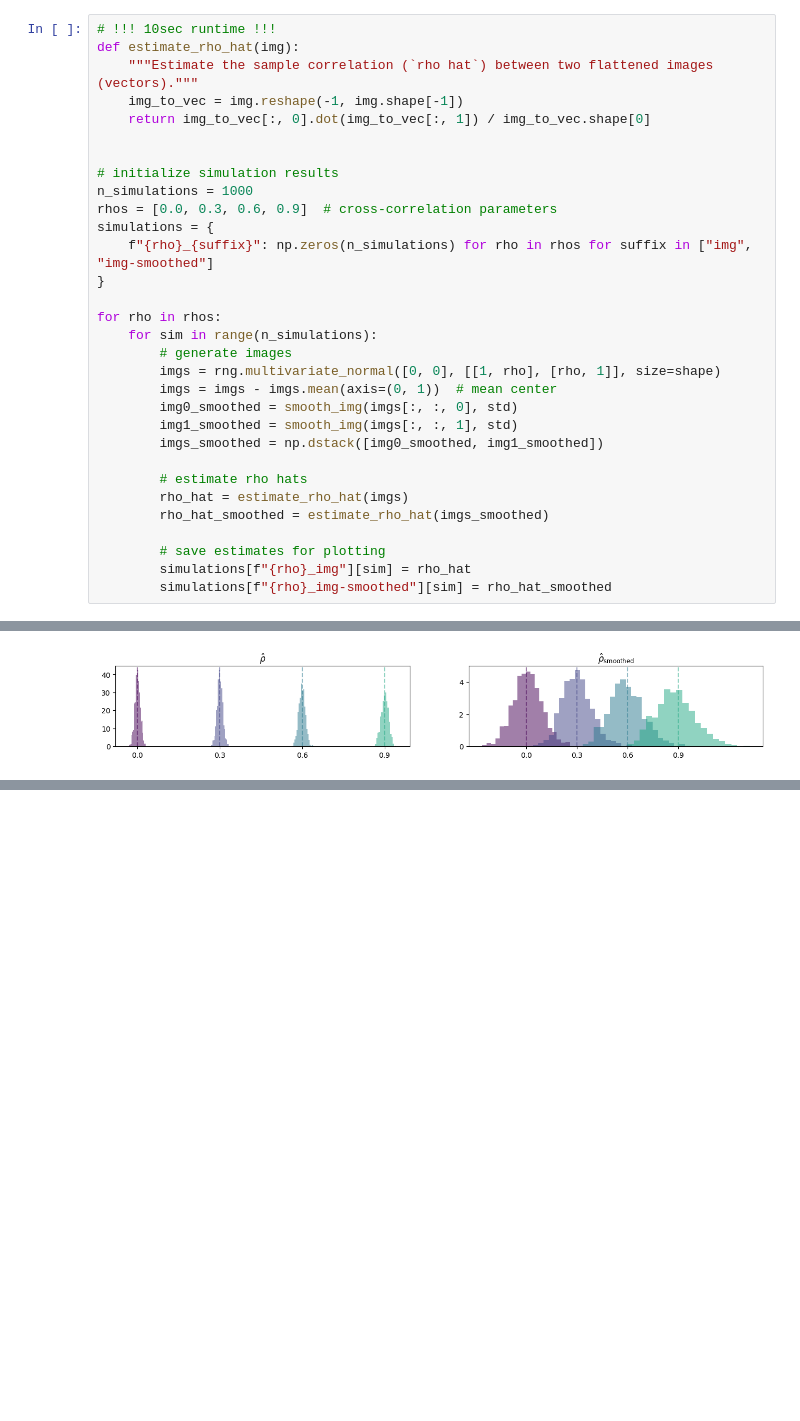
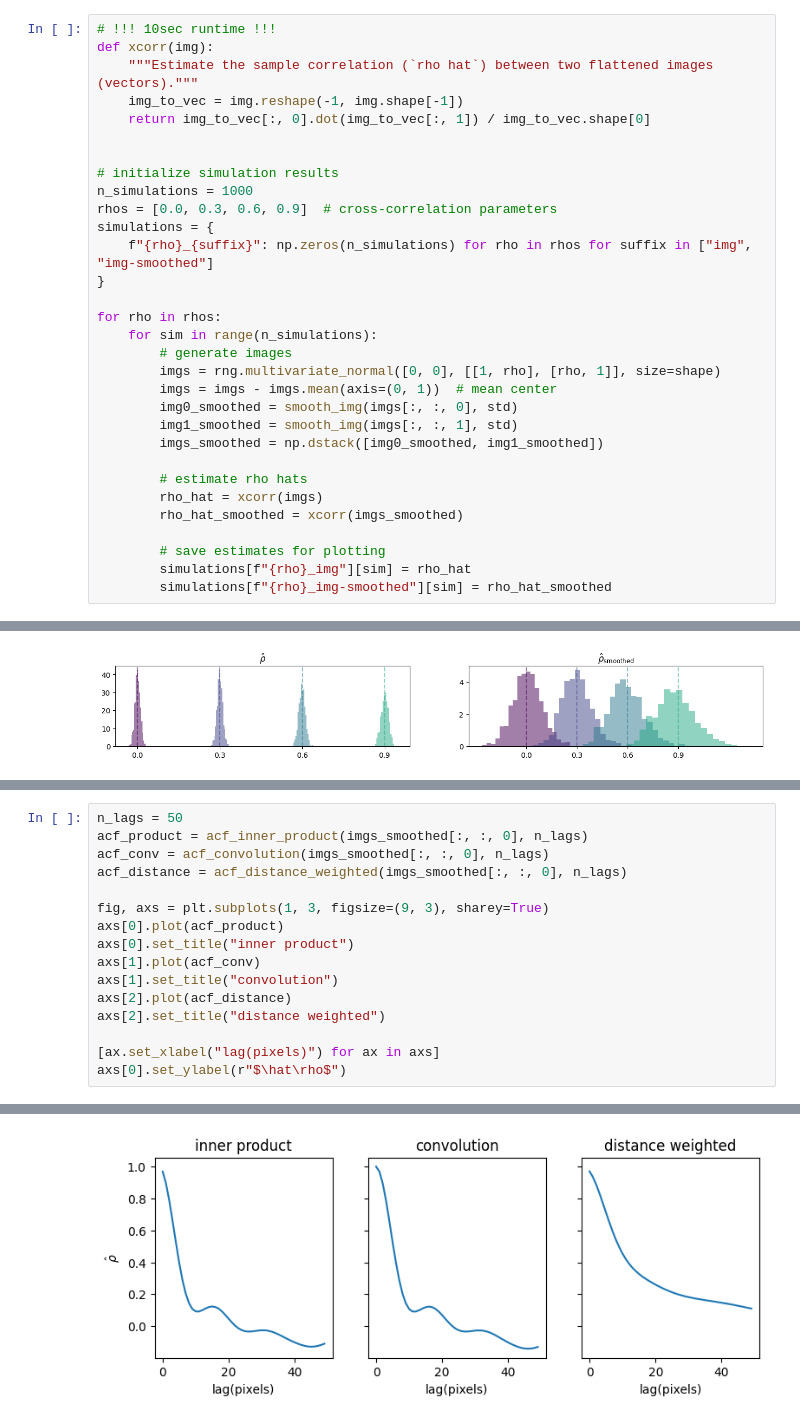
Before and after one commit to griegner/compare-brain-maps, a Jupyter notebook: examples/volumetric-simulation.ipynb, the cells around one changed output, grey strips where cells are left out. Drawn from its saved outputs; the diff is of its cells as text; blank space fills up the shorter version.

Commit message:
estimate spatial AC functions

```diff
--- a/examples/volumetric-simulation.ipynb
+++ b/examples/volumetric-simulation.ipynb
@@ -70,7 +70,7 @@ axs[3].plot_surface(x, y, img1_smoothed, **plot_surface_kwargs)
 [figure]
 # %%
 # !!! 10sec runtime !!!
-def estimate_rho_hat(img):
+def xcorr(img):
     """Estimate the sample correlation (`rho hat`) between two flattened images (vectors)."""
     img_to_vec = img.reshape(-1, img.shape[-1])
     return img_to_vec[:, 0].dot(img_to_vec[:, 1]) / img_to_vec.shape[0]
@@ -93,8 +93,8 @@ for rho in rhos:
         imgs_smoothed = np.dstack([img0_smoothed, img1_smoothed])
 
         # estimate rho hats
-        rho_hat = estimate_rho_hat(imgs)
-        rho_hat_smoothed = estimate_rho_hat(imgs_smoothed)
+        rho_hat = xcorr(imgs)
+        rho_hat_smoothed = xcorr(imgs_smoothed)
 
         # save estimates for plotting
         simulations[f"{rho}_img"][sim] = rho_hat
@@ -121,0 +171,17 @@ Text(0.5, 1.0, '$\\hat{\\rho}_\\text{smoothed}$')
+# %%
+n_lags = 50
+acf_product = acf_inner_product(imgs_smoothed[:, :, 0], n_lags)
+acf_conv = acf_convolution(imgs_smoothed[:, :, 0], n_lags)
+acf_distance = acf_distance_weighted(imgs_smoothed[:, :, 0], n_lags)
+
+fig, axs = plt.subplots(1, 3, figsize=(9, 3), sharey=True)
+axs[0].plot(acf_product)
+axs[0].set_title("inner product")
+axs[1].plot(acf_conv)
+axs[1].set_title("convolution")
+axs[2].plot(acf_distance)
+axs[2].set_title("distance weighted")
+
+[ax.set_xlabel("lag(pixels)") for ax in axs]
+axs[0].set_ylabel(r"$\hat\rho$")
+# %% [output]
@@ -121,0 +189 @@ Text(0.5, 1.0, '$\\hat{\\rho}_\\text{smoothed}$')
+[figure, added]
```
Also changed, not shown: parts of 8 cells of this notebook.
